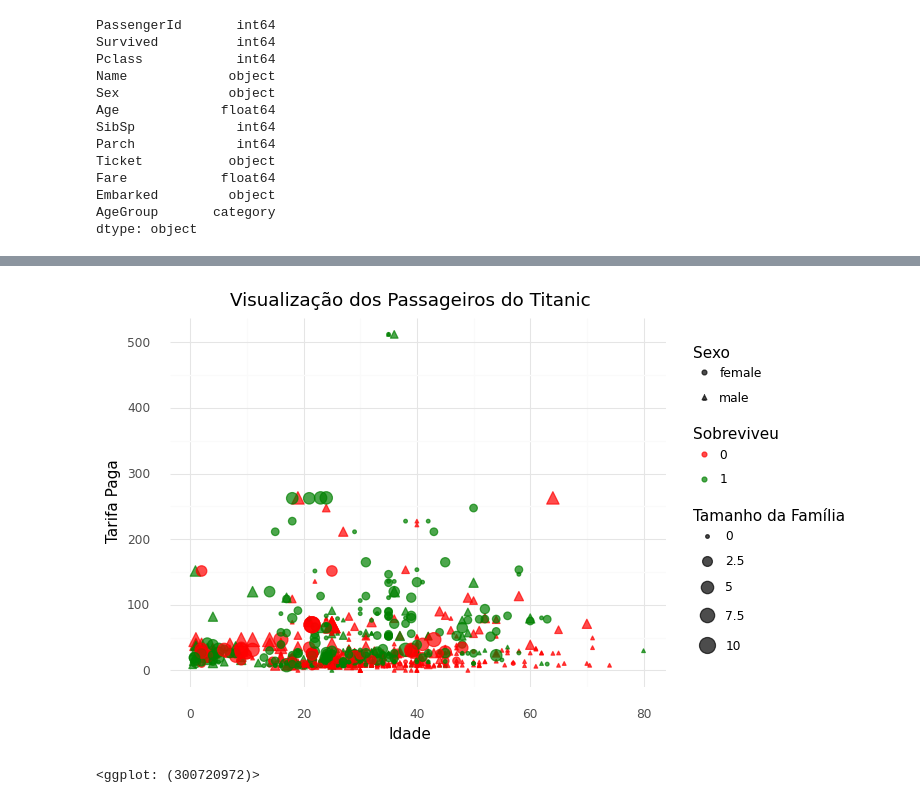
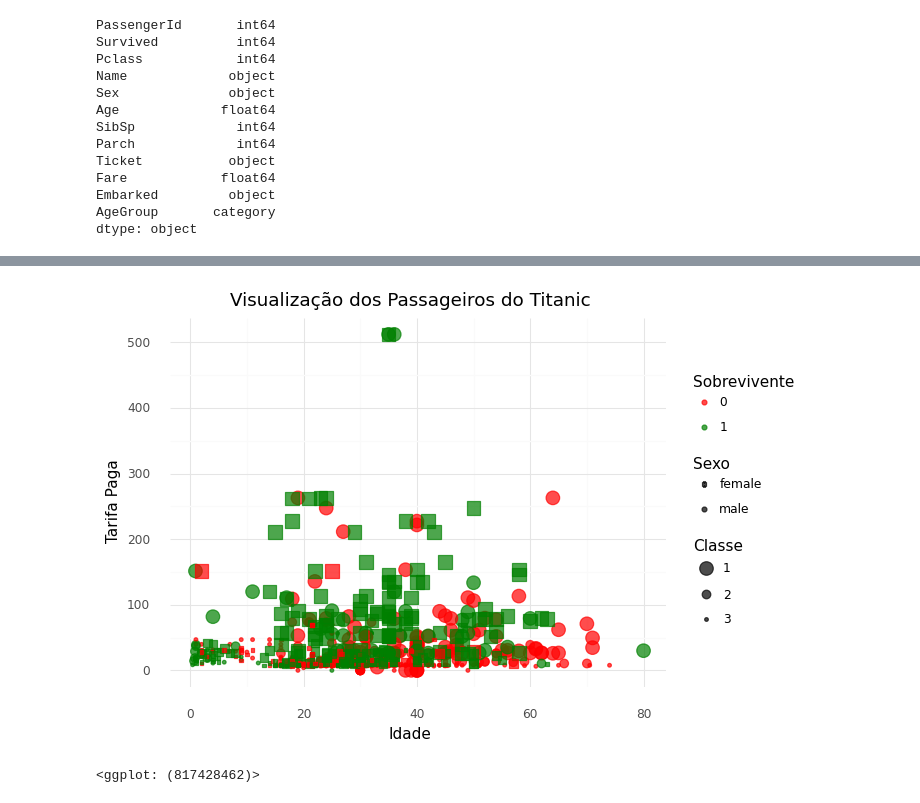
Before and after one commit to pdcos/analise_visual_ciencia_de_dados, a Jupyter notebook: exercicio_individual/exercicio_individual.ipynb, the cells around one changed output, grey strips where cells are left out. Drawn from its saved outputs; the diff is of its cells as text; code cells hidden in the pictures.

```diff
--- a/exercicio_individual/exercicio_individual.ipynb
+++ b/exercicio_individual/exercicio_individual.ipynb
@@ -737,24 +722,0 @@ plot
-# %%
-titanic_data = df_titanic.copy(deep=True)
-# Converta a coluna Pclass para categórico
-titanic_data['Pclass'] = titanic_data['Pclass'].astype('category')
-
-
-# Criar coluna para somar SibSp e Parch
-titanic_data['FamilySize'] = titanic_data['SibSp'] + titanic_data['Parch']
-
-# Gráfico de dispersão com várias propriedades mapeadas
-plot = (ggplot(titanic_data, aes(x='Age', y='Fare', color='factor(Survived)', shape='Pclass', size='FamilySize')) +
-        geom_point() +
-        geom_point(aes(fill='Sex'), stroke=1.5) +  # stroke ajusta a largura do contorno
-        scale_shape(values=[1, 4, 8]) +  # Diferentes formas para as classes
-        scale_color_manual(values=['blue', 'orange', 'green']) +  # Cores para homens e mulheres
-        theme_minimal() +
-        labs(title="Visualização dos Passageiros do Titanic",
-             x="Idade",
-             y="Tarifa paga",
-             color="Sexo",
-             shape="Classe",
-             size="Tamanho da Família"
-             ))
-plot
@@ -764,19 +723,20 @@ plot
 # %%
 # Gráfico simplificado: Survived como cor e Sex como forma
 plot = (ggplot(titanic_data, aes(x='Age', y='Fare', color='factor(Survived)', shape='Sex')) +
-        geom_point(aes(size='FamilySize'), alpha=0.7) +  # alpha ajustado para transparência
-        scale_shape() +  # Círculo para homens, triângulo para mulheres
-        scale_color_manual(values=['red', 'green']) +  # Cores para Survived
+        geom_point(aes(size='factor(Pclass)'), alpha=0.7) +  # alpha ajustado para transparência
+        scale_color_manual(values={0: 'red', 1: 'green'}, name='Sobrevivente') +
+        scale_shape_manual(values={'male': 'o', 'female': 's'}, name='Sexo') +
+        scale_size_manual(values={1: 5, 2: 3, 3: 1}, name='Classe') +  # Definindo tamanhos manuais em ordem decrescente
         theme_minimal() +
         labs(title="Visualização dos Passageiros do Titanic",
              x="Idade",
              y="Tarifa Paga",
              color="Sobreviveu",
              shape="Sexo",
-             size="Tamanho da Família"))
+             size="Classe"))
 plot
 # %% [output]
-[figure, old version]
+[figure, new version]
-<ggplot: (300720972)>
+<ggplot: (817428462)>
 # %%
 # faz o casting de Pclass para
```
Also changed, not shown: parts of 4 cells of this notebook.
